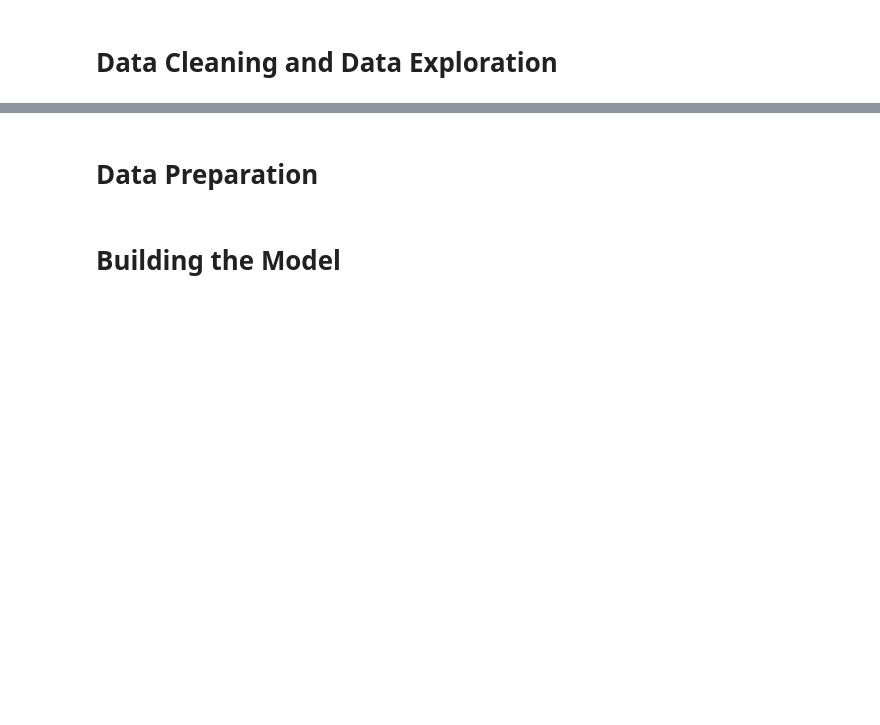
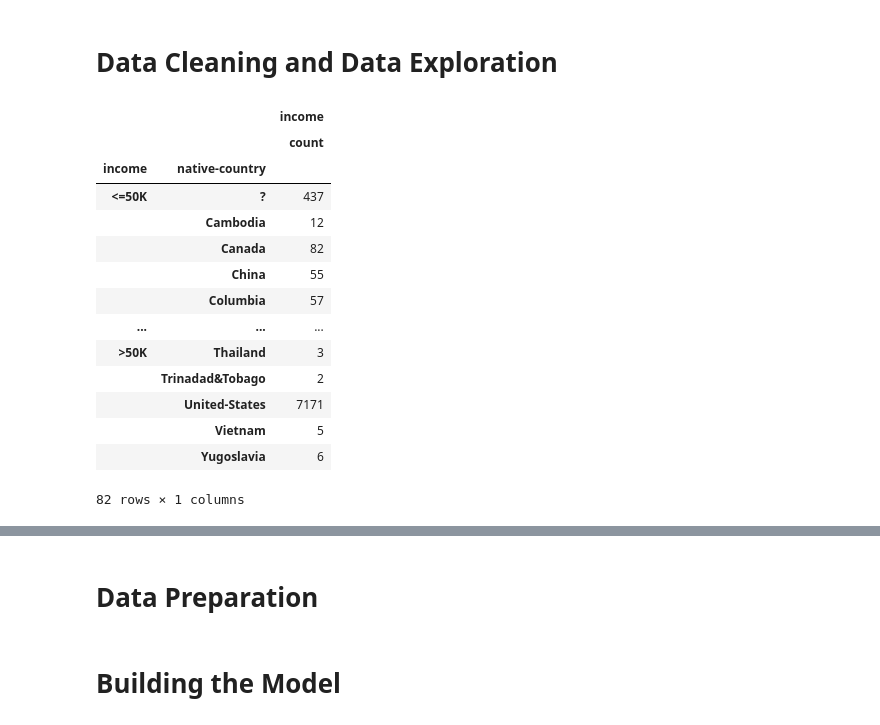
Before and after one commit to mlukan/GDA3B2021, a Jupyter notebook: Martin_Dojo_Week_1_.ipynb, the cells around one changed output, grey strips where cells are left out. Saved outputs shown, nothing was run; the diff lists cells and outputs as text; code cells hidden in the pictures; blank space fills up the shorter version.

```diff
--- a/Martin_Dojo_Week_1_.ipynb
+++ b/Martin_Dojo_Week_1_.ipynb
@@ -35,3 +41,22 @@ df_income.head()
+# %%
+# Explore the Data
+df_income[['income']].groupby([df_income['income'],df_income['native-country']]).agg(['count'])
+# %% [output]
+|  |  | income |
+|  |  | count |
+| income | native-country |  |
+| <=50K | ? | 437 |
+|  | Cambodia | 12 |
+|  | Canada | 82 |
+|  | China | 55 |
+|  | Columbia | 57 |
+| ... | ... | ... |
+| >50K | Thailand | 3 |
+|  | Trinadad&Tobago | 2 |
+|  | United-States | 7171 |
+|  | Vietnam | 5 |
+|  | Yugoslavia | 6 |
+82 rows × 1 columns
 # %%
 # Distribution of Target class, are we in a balanced or inbalanced set?
 # %%
```
Also changed, not shown: parts of 5 cells of this notebook.
